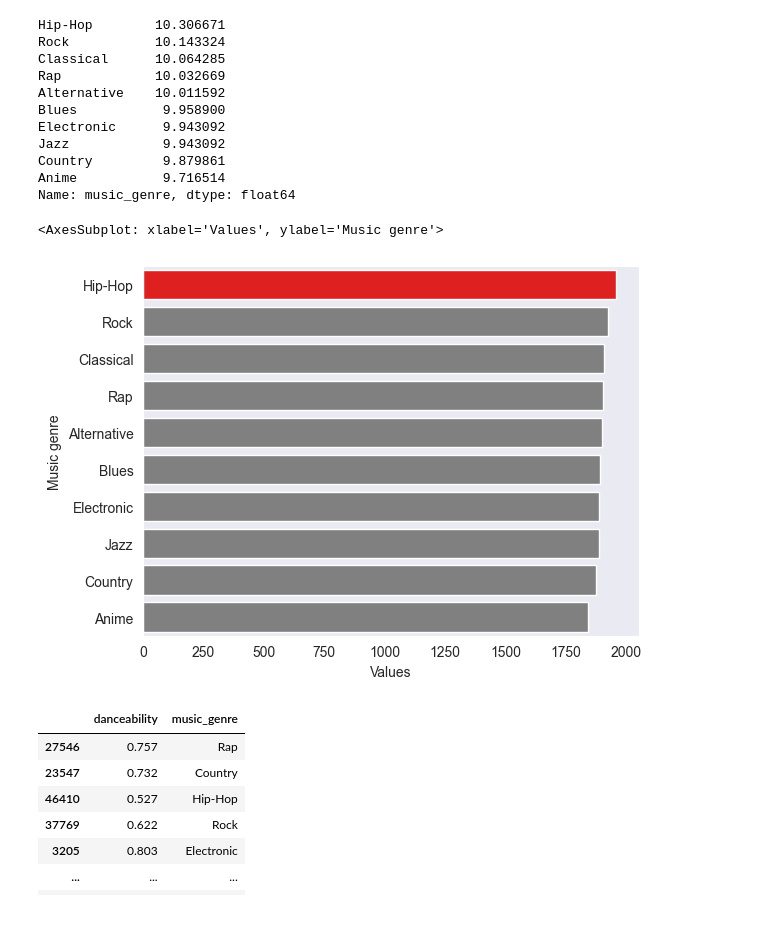
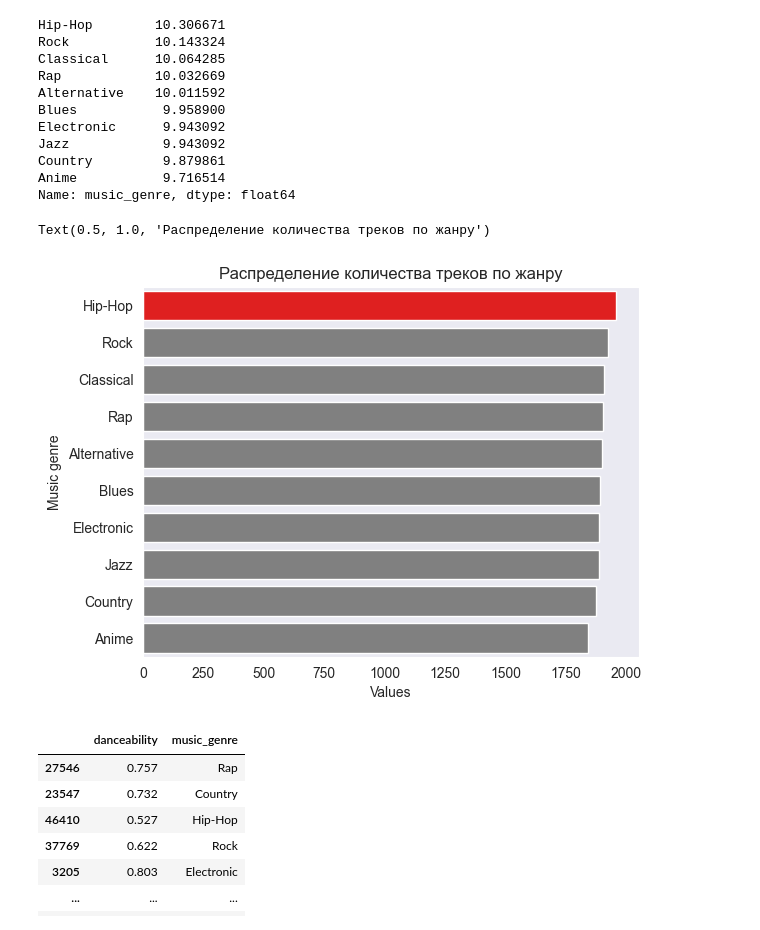
Before and after one commit to hellkirl/cs102, a Jupyter notebook: homework06/hw6_python.ipynb, the cells around one changed output. Drawn from its saved outputs; the diff is of its cells as text; code cells hidden in the pictures.

```diff
--- a/homework06/hw6_python.ipynb
+++ b/homework06/hw6_python.ipynb
@@ -122,14 +126,15 @@ Name: music_genre, dtype: float64
 # %%
 """Столбиковая диаграмма - шаг 2.2"""
 genres = df["music_genre"].value_counts().index
 values = df["music_genre"].value_counts().values
 df_genre_val = pd.DataFrame({"Music genre": genres, "Values": values})
 cc = ['grey' if (x < max(values)) else 'red' for x in values]
 plt.grid()
 sns.barplot(y="Music genre", x="Values", data=df_genre_val, orient="h", palette=cc, )
+plt.title("Распределение количества треков по жанру")
 # %% [output]
-<AxesSubplot: xlabel='Values', ylabel='Music genre'>
+Text(0.5, 1.0, 'Распределение количества треков по жанру')
-[figure, old version]
+[figure, new version]
 # %%
 """Самый танцевальный жанр - шаг 2.3"""
 danceability_percentage = df[["danceability", "music_genre"]]
```
Also changed, not shown: parts of 10 cells of this notebook, 1 other file.
